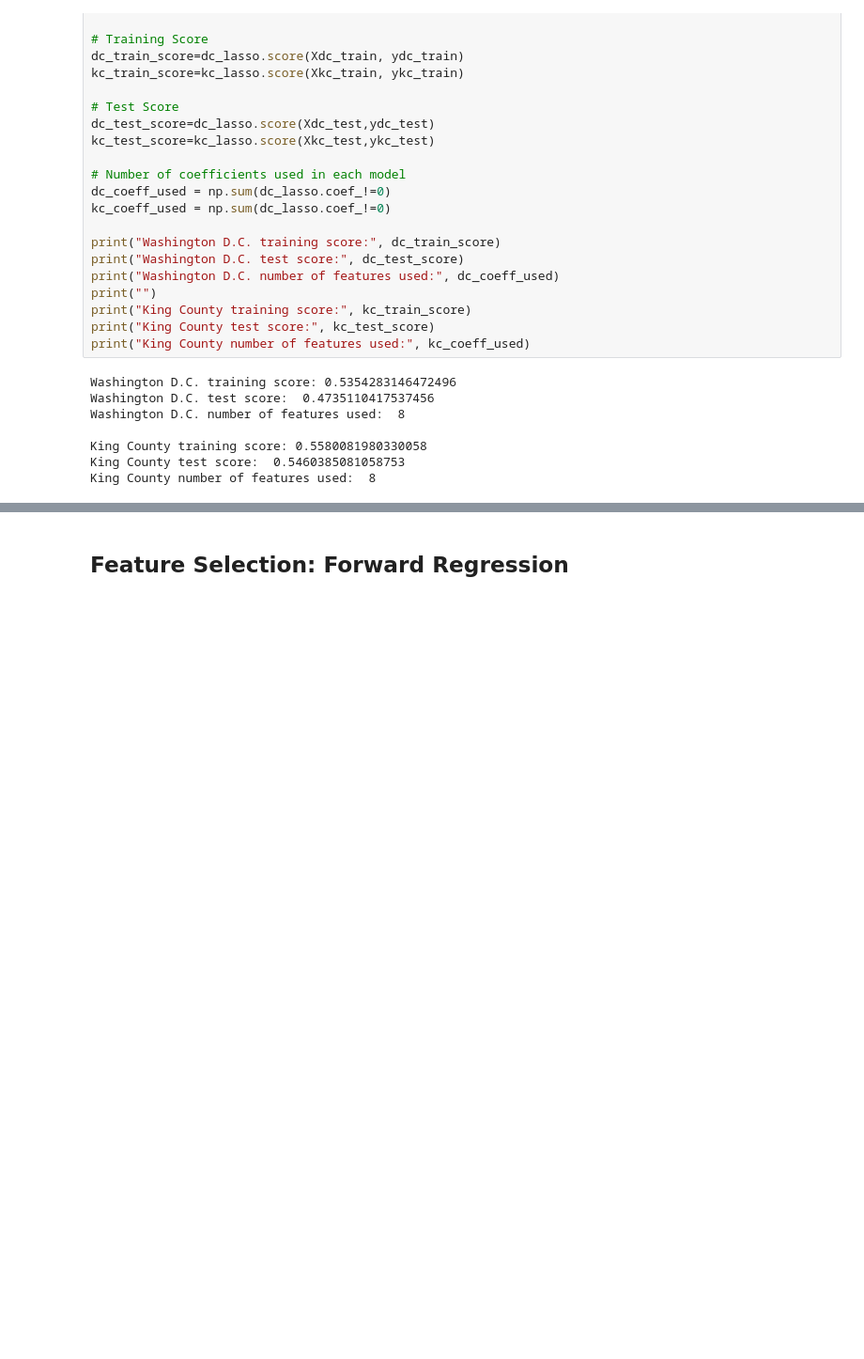
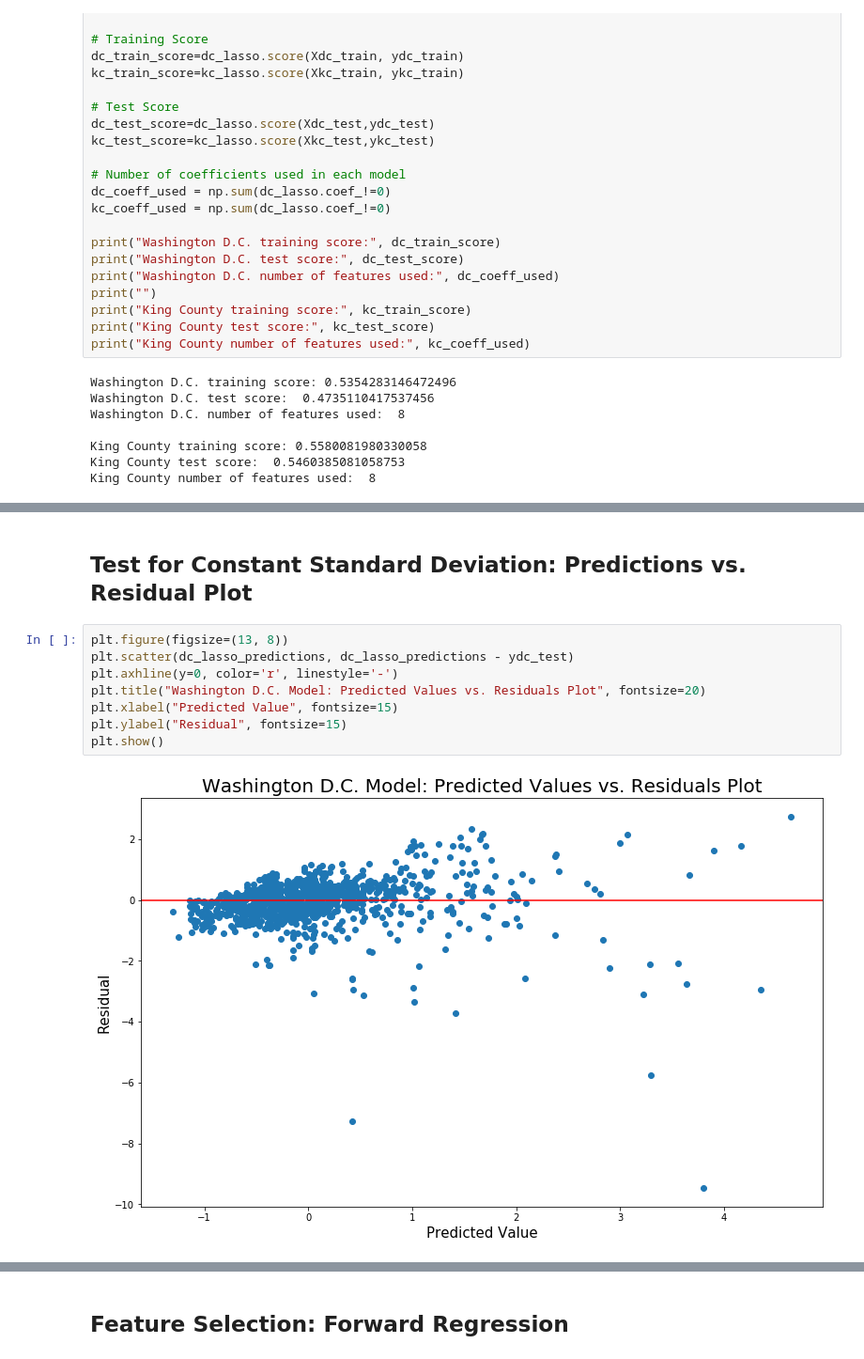
Before and after one commit to gyamane/Springboard, a Jupyter notebook: capstone_project_2/baseline_model.ipynb, the cells around one changed output, grey strips where cells are left out. Shown at 94% size. Cells and saved outputs as stored; diff of their text form; blank space fills up the shorter version.

```diff
--- a/capstone_project_2/baseline_model.ipynb
+++ b/capstone_project_2/baseline_model.ipynb
@@ -375,0 +443,12 @@ King County number of features used:  8
+# %% [markdown]
+## Test for Constant Standard Deviation: Predictions vs. Residual Plot
+# %%
+plt.figure(figsize=(13, 8))
+plt.scatter(dc_lasso_predictions, dc_lasso_predictions - ydc_test)
+plt.axhline(y=0, color='r', linestyle='-')
+plt.title("Washington D.C. Model: Predicted Values vs. Residuals Plot", fontsize=20)
+plt.xlabel("Predicted Value", fontsize=15)
+plt.ylabel("Residual", fontsize=15)
+plt.show()
+# %% [output]
+[figure, added]
```
Also changed, not shown: parts of 19 cells of this notebook.
